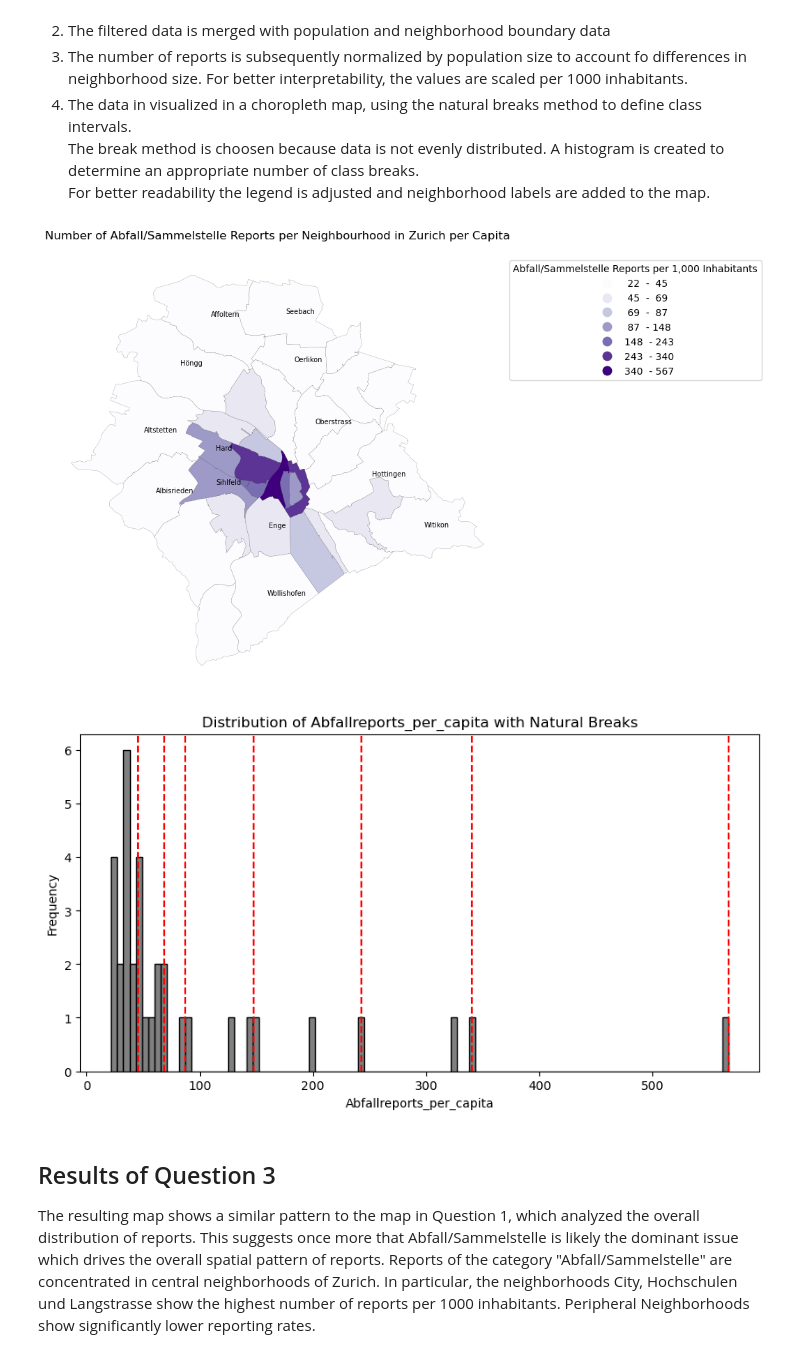
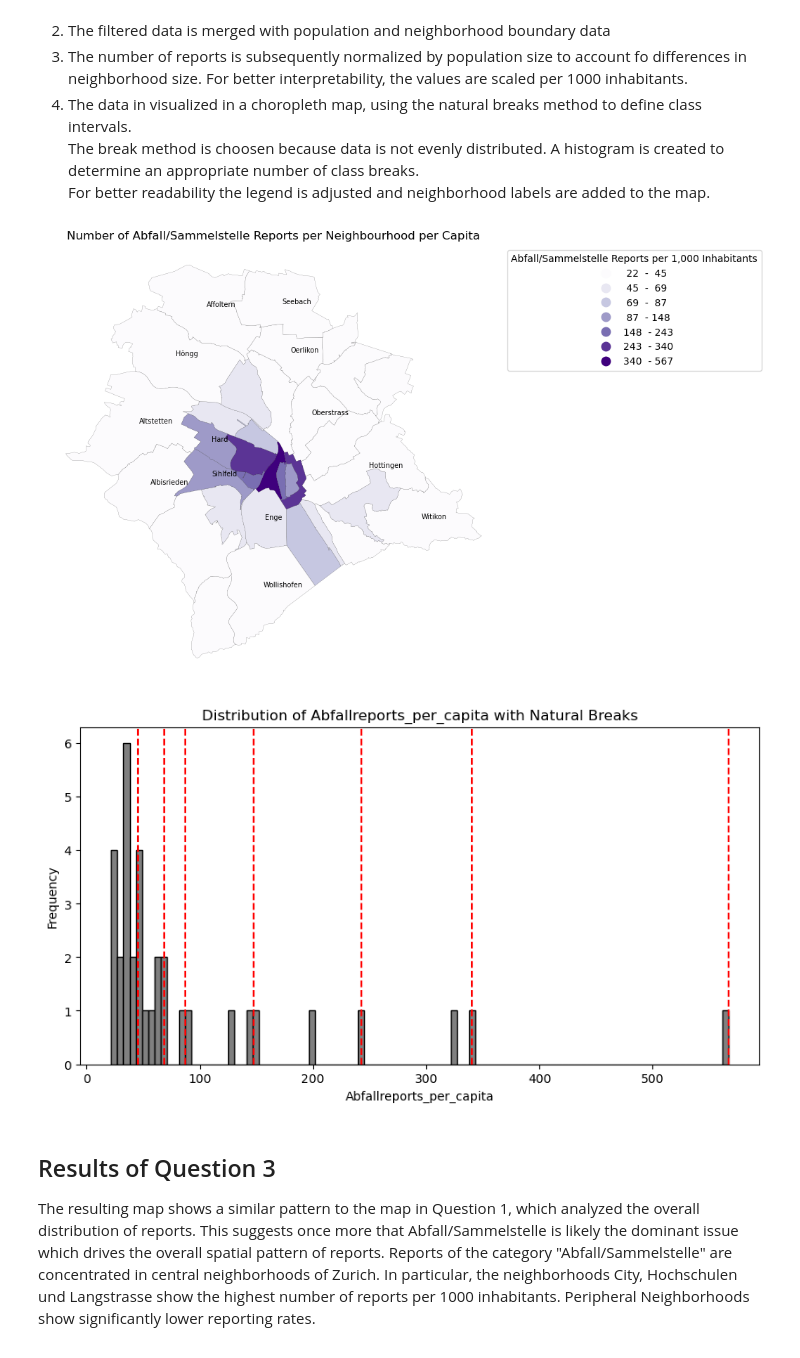
Before and after one commit to arisenn02/ESS341_Project_Arina_Senn, a Jupyter notebook: notebooks/zuerich_service_analysis.ipynb, the cells around one changed output. Saved outputs shown, nothing was run; the diff lists cells and outputs as text; code cells hidden in the pictures.

```diff
--- a/notebooks/zuerich_service_analysis.ipynb
+++ b/notebooks/zuerich_service_analysis.ipynb
@@ -120,7 +142,10 @@ A spatial join is performed to link service reports with their corresponding nei
 A left join is used to retain all reports, even if some do not match a neighborhood polygon.\
 "Intersects" is preferred over "within" to minimize unmatched observations.
 # %%
-reports_gdf_with_neighborhoods_gdf = gpd.sjoin(reports_gdf,neighborhoods_gdf, how="left", predicate ="intersects")
+reports_gdf_with_neighborhoods_gdf = gpd.sjoin(
+    reports_gdf,neighborhoods_gdf,
+    how="left",
+    predicate ="intersects")
 # %% [markdown]
 ## Question 1: How does the number of reports vary across neighborhoods?
 As an overview, the distribution of reports across neighborhoods is analyzed to capture spatial differences in reporting intensity.
@@ -244,54 +317,79 @@ Since "Abfall/Sammelstelle" seems to be te dominant report category, this analys
    The break method is choosen because data is not evenly distributed. A histogram is created to determine an appropriate number of class breaks. \
    For better readability the legend is adjusted and neighborhood labels are added to the map.
 # %%
-# ------------------------------------------------------------
+#-------------------------------------------------------------------------------------------------------------------------
 # Build Analysis dataset
-# ------------------------------------------------------------
+#-------------------------------------------------------------------------------------------------------------------------
+#filter reports to focus on Abfall/Sammelstelle issues only
+filtered_category = (
+    count_category[count_category["Category"] == "Abfall/Sammelstelle"])
 
-#filter reports to focus on Abfall/Sammelstelle issues only
-filtered_category = count_category[count_category["Category"]=="Abfall/Sammelstelle"]
 
-filtered_category=population_size_2025.merge(filtered_category, on = "Neighborhoods", how="left")
-filtered_category_gdf=neighborhoods_gdf.merge(filtered_category, on="Neighborhoods",how="left")
+filtered_category=population_size_2025.merge(
+    filtered_category,
+    on = "Neighborhoods",
+    how="left")
+
+filtered_category_gdf=neighborhoods_gdf.merge(
+    filtered_category,
+    on="Neighborhoods",
+    how="left")
+
 
 # Scale values per 1,000 inhabitants for better readability
-filtered_category_gdf["Abfallreports_per_capita"] = (filtered_category_gdf["count"]/filtered_category_gdf["Population_size"]*1000)
+filtered_category_gdf["Abfallreports_per_capita"] = (
+    filtered_category_gdf["count"]
+    /filtered_category_gdf["Population_size"]
+    *1000)
 
-
-#---------------------------------------------------------------------------------------------------------
+#-------------------------------------------------------------------------------------------------------------------------
 # Create Chloropleth Map
-#---------------------------------------------------------------------------------------------------------
+#-------------------------------------------------------------------------------------------------------------------------
 
 fig, ax = plt.subplots(figsize=(16,8))
 
 
 filtered_category_gdf.plot(
     column="Abfallreports_per_capita",
     scheme = "naturalbreaks",
     k = 7,
     edgecolor = "black",
     legend=True,
     linewidth = 0.1,
     cmap="Purples",
     ax=ax,
-    legend_kwds={"title": "Abfall/Sammelstelle Reports per 1,000 Inhabitants","fmt": "{:.0f}","loc":"upper left","bbox_to_anchor":(1, 1)})
+    legend_kwds={
+        "title": "Abfall/Sammelstelle Reports per 1,000 Inhabitants",
+        "fmt": "{:.0f}",
+        "loc":"upper left",
+        "bbox_to_anchor":(1, 1)})
 
-ax.set_title("Number of Abfall/Sammelstelle Reports per Neighbourhood in Zurich per Capita")
+title=("Number of Abfall/Sammelstelle Reports per Neighbourhood per Capita")
+ax.set_title(title)
 ax.axis("off")
 
-# improve map readability by enhancing legend formatting and adding neighborhoods labels
+# improve map readability
 functions.clean_legend_labels(ax)
-functions.add_labels_zurich(ax,filtered_category_gdf,names=["Affoltern","Seebach","Oerlikon","Höngg","Altstetten",
-                                                            "Albisrieden","Enge","Wollishofen","Witikon","Hottingen",
-                                                            "Sihlfeld","Hard","Oberstrass"])
-
+functions.add_labels_zurich(
+    ax,
+    filtered_category_gdf,
+    names=["Affoltern","Seebach",
+           "Oerlikon","Höngg",
+           "Altstetten","Albisrieden",
+           "Enge","Wollishofen",
+           "Witikon","Hottingen",
+           "Sihlfeld","Hard","Oberstrass"])
+plt.show()
+fig.savefig(output_dir / "Q3_Abfall_Report_Distribution")
 #---------------------------------------------------------------------------------------------------------
 # Create Histogram
 #---------------------------------------------------------------------------------------------------------
-functions.histogram_natural_breaks(filtered_category_gdf,column="Abfallreports_per_capita",k=7)
-fig.savefig(output_dir / "Q3_Abfall_Report_Distribution")
+functions.histogram_natural_breaks(
+    filtered_category_gdf,
+    column="Abfallreports_per_capita",
+    k=7)
 # %% [output]
-[figure, old version]
+[figure, new version]
 [figure]
 # %% [markdown]
 ## Results of Question 3
```
Also changed, not shown: parts of 5 cells of this notebook, 5 other files.
